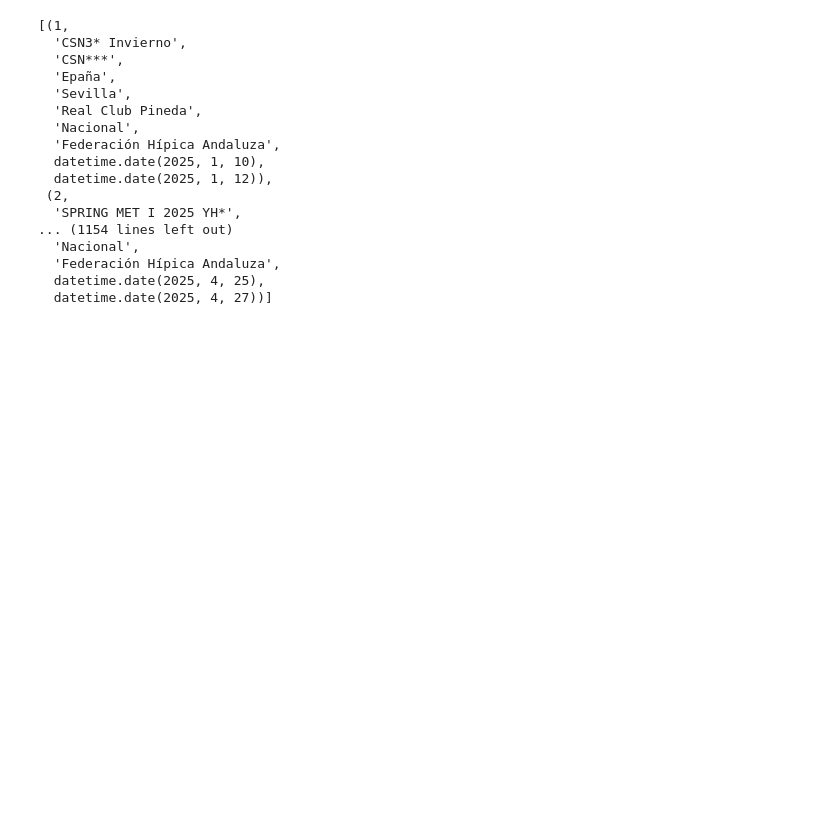
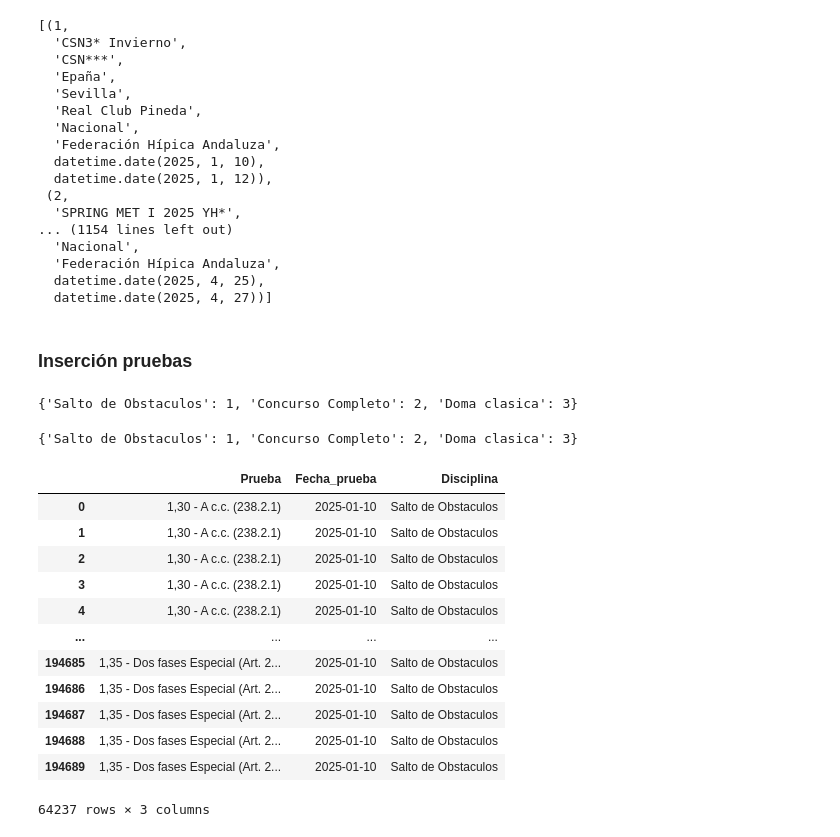
Before and after one commit to Gabijc/Proyecto_final_hipica, a Jupyter notebook: Notebooks/pruebas_carga.ipynb, the cells around one changed output. Saved outputs shown, nothing was run; the diff lists cells and outputs as text; code cells hidden in the pictures; blank space fills up the shorter version.

```diff
--- a/Notebooks/pruebas_carga.ipynb
+++ b/Notebooks/pruebas_carga.ipynb
@@ -152,6 +150,8 @@ Inicio             object
 Final              object
 Ambito             object
 dtype: object
+# %%
+df["Disciplina"] = "Salto de Obstaculos"
 # %% [markdown]
 ## Carga a BBDD
 # %%
@@ -466,3 +466,32 @@ cur.fetchall()
   'Federación Hípica Andaluza',
   datetime.date(2025, 4, 25),
   datetime.date(2025, 4, 27))]
+# %% [markdown]
+### Inserción pruebas
+# %%
+cur.execute("SELECT disciplina, id_disciplina FROM disciplinas")
+dictio_disciplinas = dict(cur.fetchall())
+dictio_disciplinas
+# %% [output]
+{'Salto de Obstaculos': 1, 'Concurso Completo': 2, 'Doma clasica': 3}
+# %%
+dictio_disciplinas
+# %% [output]
+{'Salto de Obstaculos': 1, 'Concurso Completo': 2, 'Doma clasica': 3}
+# %%
+df_pruebas = df[["Prueba", "Fecha_prueba", "Disciplina"]]
+df_pruebas
+# %% [output]
+|  | Prueba | Fecha_prueba | Disciplina |
+| 0 | 1,30 - A c.c. (238.2.1) | 2025-01-10 | Salto de Obstaculos |
+| 1 | 1,30 - A c.c. (238.2.1) | 2025-01-10 | Salto de Obstaculos |
+| 2 | 1,30 - A c.c. (238.2.1) | 2025-01-10 | Salto de Obstaculos |
+| 3 | 1,30 - A c.c. (238.2.1) | 2025-01-10 | Salto de Obstaculos |
+| 4 | 1,30 - A c.c. (238.2.1) | 2025-01-10 | Salto de Obstaculos |
+| ... | ... | ... | ... |
+| 194685 | 1,35 - Dos fases Especial (Art. 2... | 2025-01-10 | Salto de Obstaculos |
+| 194686 | 1,35 - Dos fases Especial (Art. 2... | 2025-01-10 | Salto de Obstaculos |
+| 194687 | 1,35 - Dos fases Especial (Art. 2... | 2025-01-10 | Salto de Obstaculos |
+| 194688 | 1,35 - Dos fases Especial (Art. 2... | 2025-01-10 | Salto de Obstaculos |
+| 194689 | 1,35 - Dos fases Especial (Art. 2... | 2025-01-10 | Salto de Obstaculos |
+64237 rows × 3 columns
```
Also changed, not shown: parts of 5 cells of this notebook.
